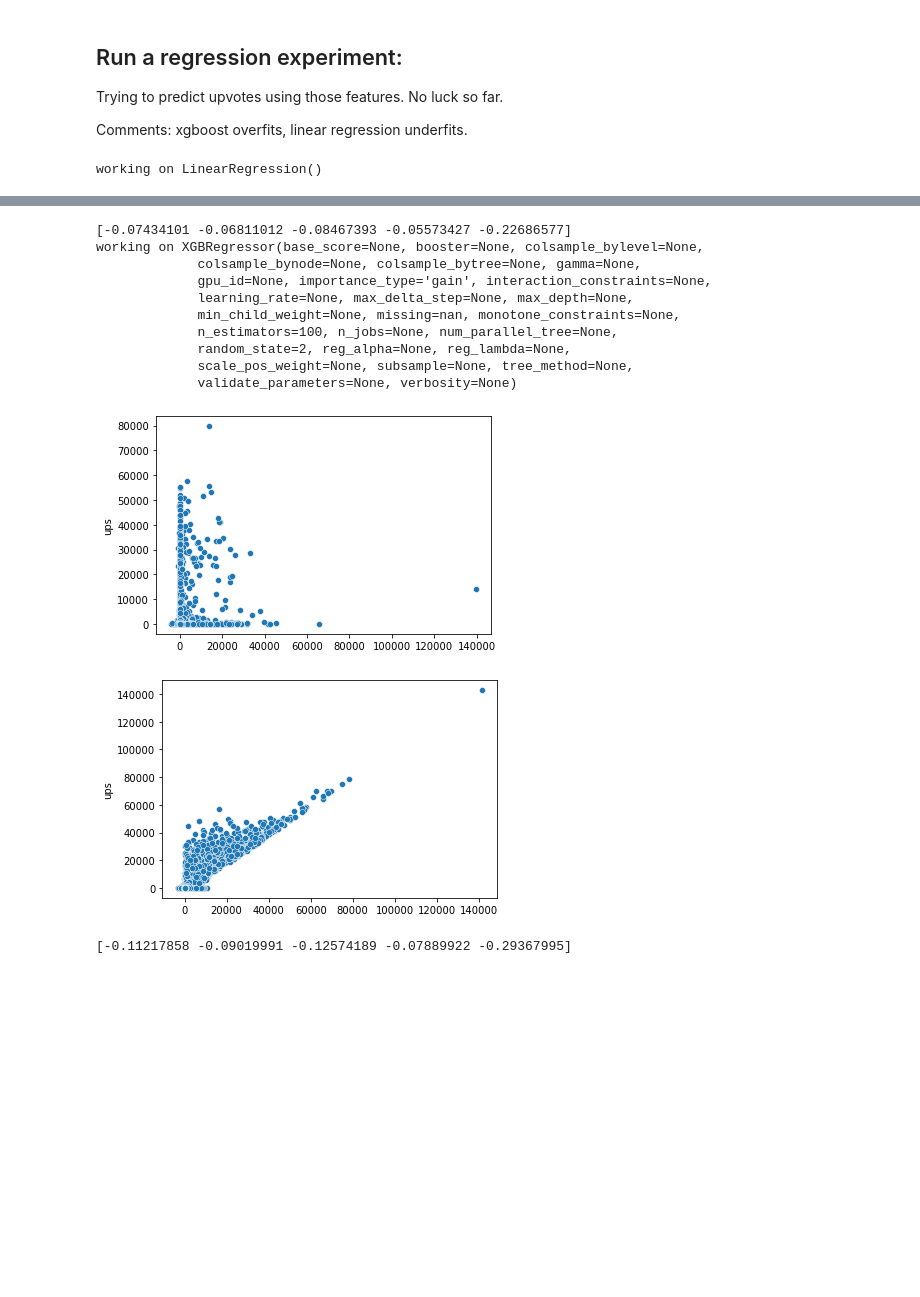
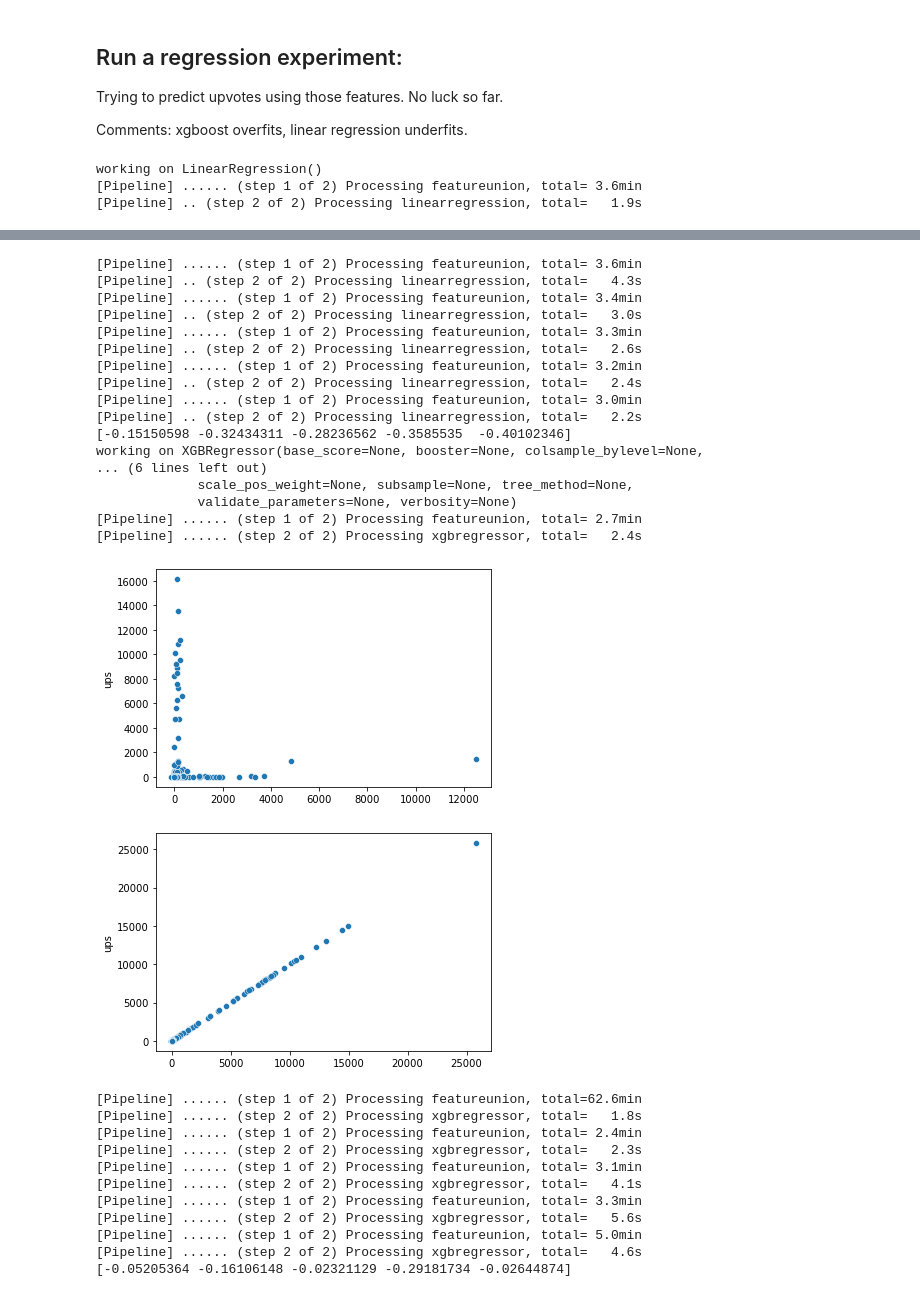
Before and after one commit to ElleNajt/ErdosInstitute-SIG_Project, a Jupyter notebook: Regression/all_features.ipynb, the cells around one changed output, grey strips where cells are left out. Drawn from its saved outputs; the diff is of its cells as text; code cells hidden in the pictures; blank space fills up the shorter version.

```diff
--- a/Regression/all_features.ipynb
+++ b/Regression/all_features.ipynb
@@ -34,19 +34,20 @@ import seaborn as sns
 # Load and clean data:
 # %%
 def load(subreddit):
-    df_messy = pd.read_csv("../Data/subreddit_" + subreddit + "/full.csv") #, nrows = 3000)
+    df_messy = pd.read_csv("../Data/subreddit_" + subreddit + "/full.csv")
 
     # This removes weekly threads, and rows that have been deleted. Also removes posts that are not text posts.
     # Creates more granular time features as well.
-    df_messy = data_preprocessor.preprocess(df_messy)
+    df_messy, award_cols = data_preprocessor.preprocess(df_messy)
 
     # make tokenized columns for the NLP methods
     tokenizer().in_place(X = df_messy, cols = ['title', 'selftext'])
 
+    cols = [  'id',  'author', 'ups', 'total_awards_received', 'num_comments', 'weektime', 'time_of_day', 'tokenized_title', 'tokenized_selftext'] + award_cols
 
-    df = df_messy[ [  'id',  'author', 'ups', 'total_awards_received', 'num_comments', 'weektime', 'time_of_day', 'tokenized_title', 'tokenized_selftext']]
-    return df
+    df = df_messy[ cols]
+    return df, award_cols
 
 
-subreddit = "Jokes" # "WallStreetBets, TraditionalCurses, WritingPrompts, TwoSentenceHorror, Jokes"
-df = load(subreddit)
+subreddit = "WritingPrompts" # "WallStreetBets, TraditionalCurses, WritingPrompts, TwoSentenceHorror, Jokes"
+df, award_cols = load(subreddit)
@@ -92,4 +106,4 @@ time_features = make_union( make_column_transformer(
                                                    )
                           )
 # %%
-nlp_features = make_union( conceptcluster(verbose = False) )
+nlp_features = make_union( conceptcluster(  roughclustersize = 15 , verbose = False) )
@@ -111,11 +122,11 @@ def run_experiment(model, X, y):
 
 
     X_train, X_test, y_train, y_test = train_test_split(X, y,
-                                                    random_state=0)
+                                                    random_state=1)
 
     print("working on", model)
 
-    pipe = make_pipeline(all_features, model)
+    pipe = make_pipeline(all_features, model, verbose = True)
     # all features drops the 'ups' category.
 
     pipe.fit(X_train, y_train)
@@ -139,3 +150,5 @@ for model in [LinearRegression(), xgb.XGBRegressor(random_state=2)]:
     pipes.append(run_experiment(model, X, y))
 # %% [output]
 working on LinearRegression()
+[Pipeline] ...... (step 1 of 2) Processing featureunion, total= 3.6min
+[Pipeline] .. (step 2 of 2) Processing linearregression, total=   1.9s
@@ -144,16 +157,33 @@ working on LinearRegression()
-[-0.07434101 -0.06811012 -0.08467393 -0.05573427 -0.22686577]
+[Pipeline] ...... (step 1 of 2) Processing featureunion, total= 3.6min
+[Pipeline] .. (step 2 of 2) Processing linearregression, total=   4.3s
+[Pipeline] ...... (step 1 of 2) Processing featureunion, total= 3.4min
+[Pipeline] .. (step 2 of 2) Processing linearregression, total=   3.0s
+[Pipeline] ...... (step 1 of 2) Processing featureunion, total= 3.3min
+[Pipeline] .. (step 2 of 2) Processing linearregression, total=   2.6s
+[Pipeline] ...... (step 1 of 2) Processing featureunion, total= 3.2min
+[Pipeline] .. (step 2 of 2) Processing linearregression, total=   2.4s
+[Pipeline] ...... (step 1 of 2) Processing featureunion, total= 3.0min
+[Pipeline] .. (step 2 of 2) Processing linearregression, total=   2.2s
+[-0.15150598 -0.32434311 -0.28236562 -0.3585535  -0.40102346]
 working on XGBRegressor(base_score=None, booster=None, colsample_bylevel=None,
-             colsample_bynode=None, colsample_bytree=None, gamma=None,
-             gpu_id=None, importance_type='gain', interaction_constraints=None,
-             learning_rate=None, max_delta_step=None, max_depth=None,
-             min_child_weight=None, missing=nan, monotone_constraints=None,
-             n_estimators=100, n_jobs=None, num_parallel_tree=None,
-             random_state=2, reg_alpha=None, reg_lambda=None,
+... (6 lines left out)
              scale_pos_weight=None, subsample=None, tree_method=None,
              validate_parameters=None, verbosity=None)
+[Pipeline] ...... (step 1 of 2) Processing featureunion, total= 2.7min
+[Pipeline] ...... (step 2 of 2) Processing xgbregressor, total=   2.4s
-[figure, old version]
+[figure, new version]
-[figure, old version]
+[figure, new version]
-[-0.11217858 -0.09019991 -0.12574189 -0.07889922 -0.29367995]
+[Pipeline] ...... (step 1 of 2) Processing featureunion, total=62.6min
+[Pipeline] ...... (step 2 of 2) Processing xgbregressor, total=   1.8s
+[Pipeline] ...... (step 1 of 2) Processing featureunion, total= 2.4min
+[Pipeline] ...... (step 2 of 2) Processing xgbregressor, total=   2.3s
+[Pipeline] ...... (step 1 of 2) Processing featureunion, total= 3.1min
+[Pipeline] ...... (step 2 of 2) Processing xgbregressor, total=   4.1s
+[Pipeline] ...... (step 1 of 2) Processing featureunion, total= 3.3min
+[Pipeline] ...... (step 2 of 2) Processing xgbregressor, total=   5.6s
+[Pipeline] ...... (step 1 of 2) Processing featureunion, total= 5.0min
+[Pipeline] ...... (step 2 of 2) Processing xgbregressor, total=   4.6s
+[-0.05205364 -0.16106148 -0.02321129 -0.29181734 -0.02644874]
 # %%
 cc = pipes[0]['featureunion'].get_params()['featureunion-3'].get_params()['conceptcluster']
 # %%
```
Also changed, not shown: parts of 7 cells of this notebook, 4 other files.
